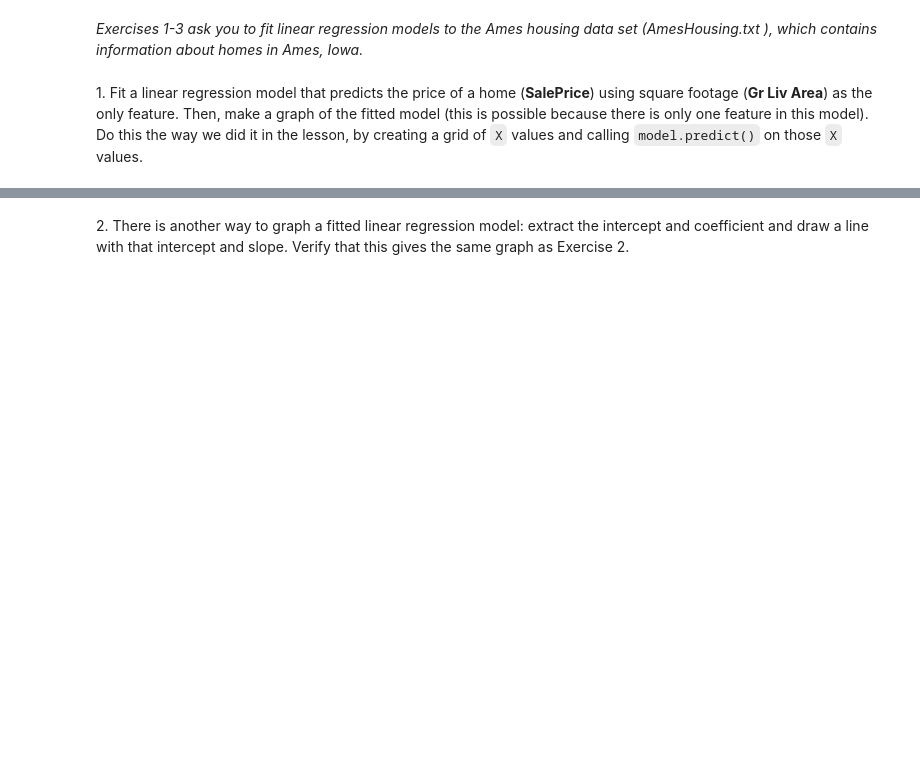
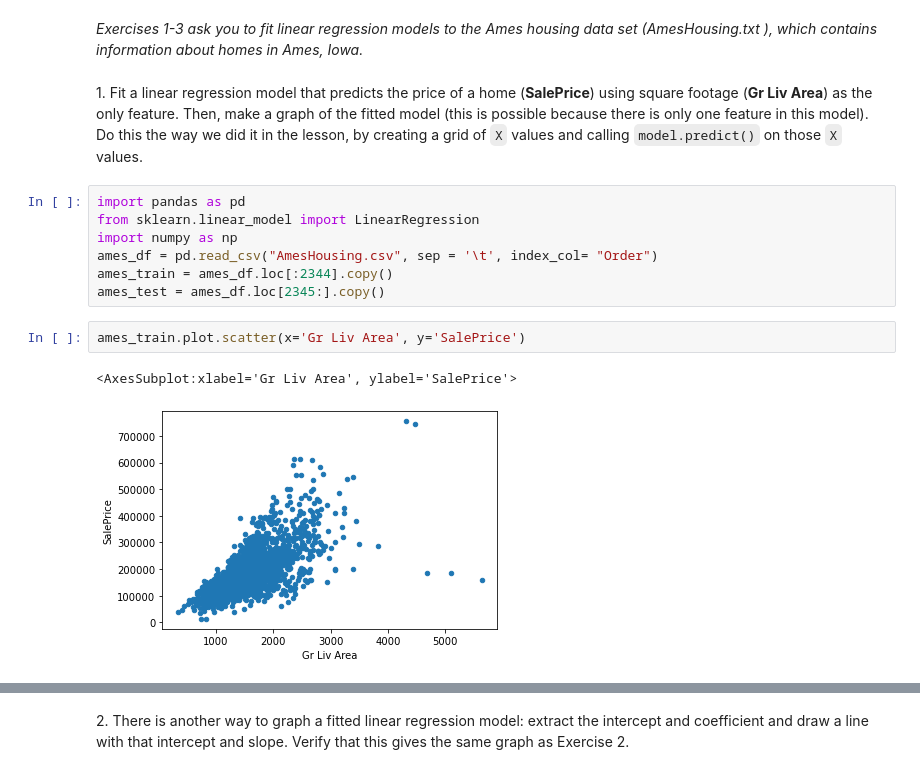
Before and after one commit to andykr1k/CS105, a Jupyter notebook: Lab7/Lab_7_Linear_Regression.ipynb, the cells around one changed output, grey strips where cells are left out. Cells and saved outputs as stored; diff of their text form; blank space fills up the shorter version.

```diff
--- a/Lab7/Lab_7_Linear_Regression.ipynb
+++ b/Lab7/Lab_7_Linear_Regression.ipynb
@@ -197,3 +210,15 @@ In principle, the intercept is the predicted value when all of the features are
 _Exercises 1-3 ask you to fit linear regression models to the Ames housing data set (AmesHousing.txt ), which contains information about homes in Ames, Iowa._
 # %% [markdown]
 1\. Fit a linear regression model that predicts the price of a home (**SalePrice**) using square footage (**Gr Liv Area**) as the only feature. Then, make a graph of the fitted model (this is possible because there is only one feature in this model). Do this the way we did it in the lesson, by creating a grid of `X` values and calling `model.predict()` on those `X` values.
+# %%
+import pandas as pd
+from sklearn.linear_model import LinearRegression
+import numpy as np
+ames_df = pd.read_csv("AmesHousing.csv", sep = '\t', index_col= "Order")
+ames_train = ames_df.loc[:2344].copy()
+ames_test = ames_df.loc[2345:].copy()
+# %%
+ames_train.plot.scatter(x='Gr Liv Area', y='SalePrice')
+# %% [output]
+<AxesSubplot:xlabel='Gr Liv Area', ylabel='SalePrice'>
+[figure, added]
```
Also changed, not shown: parts of 35 cells of this notebook, 8 other files.
